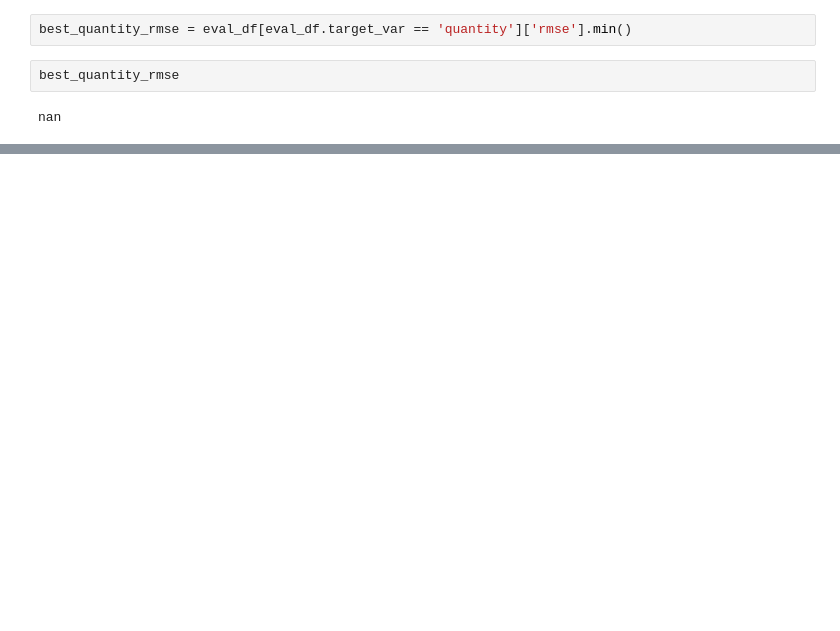
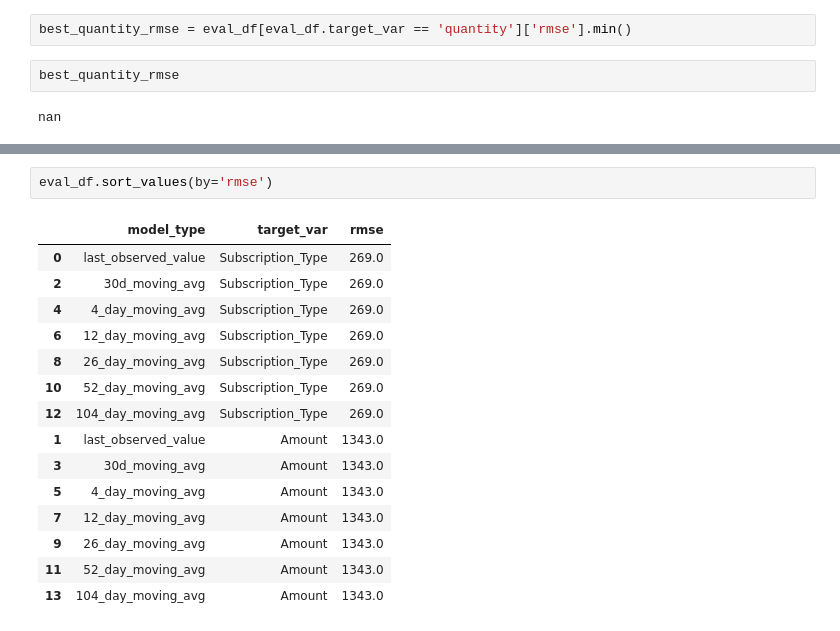
Before and after one commit to jacobpanyathong1/time-series-exercises, a Jupyter notebook: modeling_exercises.ipynb, the cells around one changed output, grey strips where cells are left out. Cells and saved outputs as stored; diff of their text form; blank space fills up the shorter version.

```diff
--- a/modeling_exercises.ipynb
+++ b/modeling_exercises.ipynb
@@ -350,0 +408,18 @@ nan
+# %%
+eval_df.sort_values(by='rmse')
+# %% [output]
+|  | model_type | target_var | rmse |
+| 0 | last_observed_value | Subscription_Type | 269.0 |
+| 2 | 30d_moving_avg | Subscription_Type | 269.0 |
+| 4 | 4_day_moving_avg | Subscription_Type | 269.0 |
+| 6 | 12_day_moving_avg | Subscription_Type | 269.0 |
+| 8 | 26_day_moving_avg | Subscription_Type | 269.0 |
+| 10 | 52_day_moving_avg | Subscription_Type | 269.0 |
+| 12 | 104_day_moving_avg | Subscription_Type | 269.0 |
+| 1 | last_observed_value | Amount | 1343.0 |
+| 3 | 30d_moving_avg | Amount | 1343.0 |
+| 5 | 4_day_moving_avg | Amount | 1343.0 |
+| 7 | 12_day_moving_avg | Amount | 1343.0 |
+| 9 | 26_day_moving_avg | Amount | 1343.0 |
+| 11 | 52_day_moving_avg | Amount | 1343.0 |
+| 13 | 104_day_moving_avg | Amount | 1343.0 |
```
Also changed, not shown: parts of 45 cells of this notebook.
